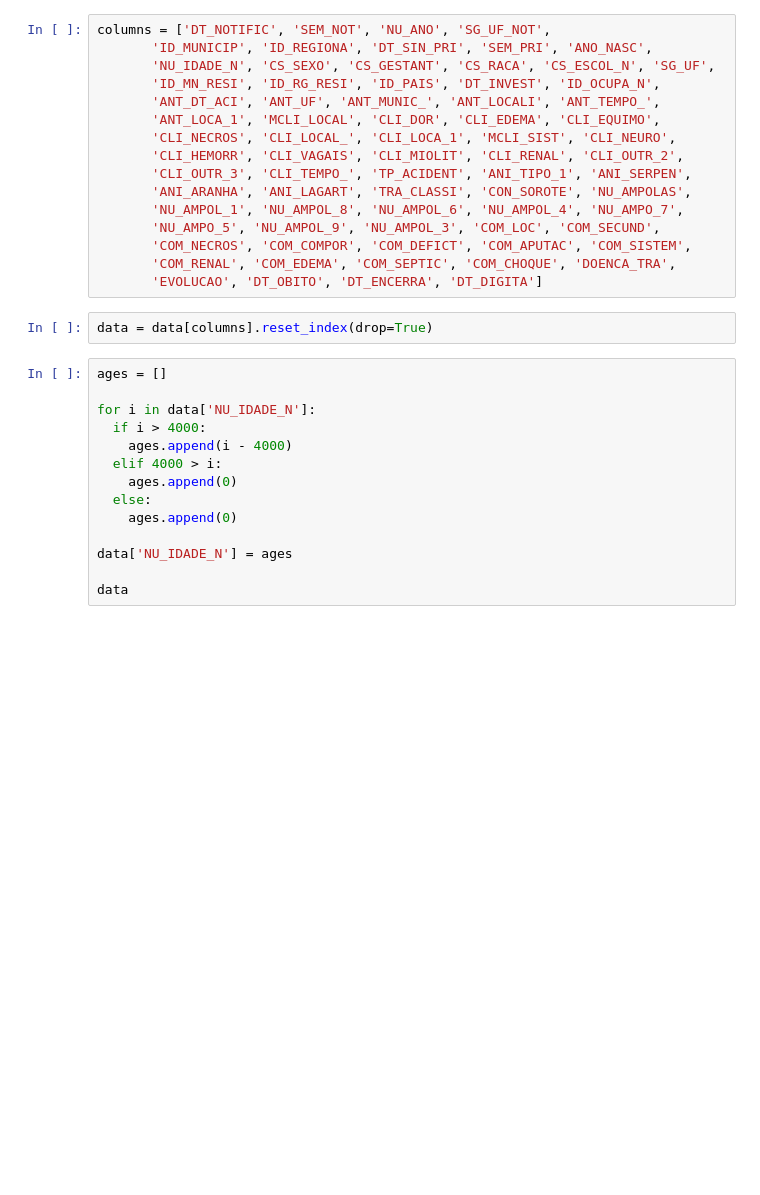
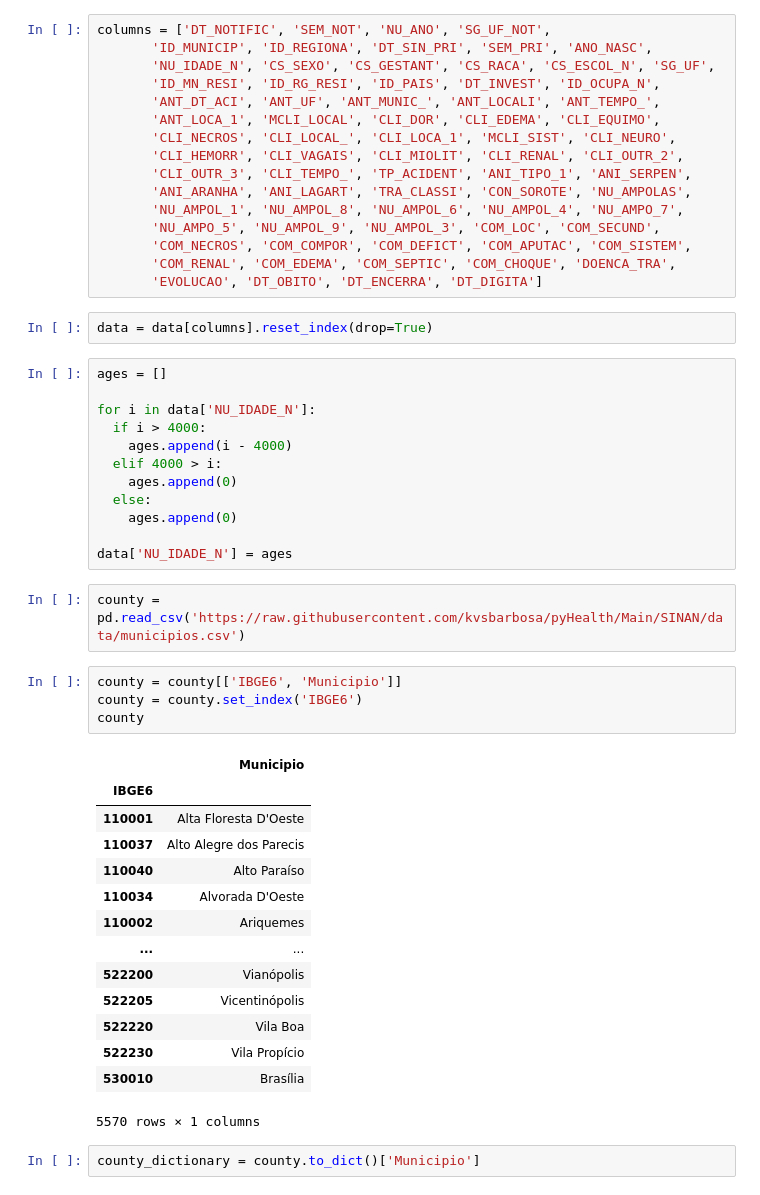
Before and after one commit to kvsbarbosa/pyHealth, a Jupyter notebook: SINAN/SINAN.ipynb, the cells around one changed output. Cells and saved outputs as stored; diff of their text form; blank space fills up the shorter version.

```diff
--- a/SINAN/SINAN.ipynb
+++ b/SINAN/SINAN.ipynb
@@ -36,5 +34,26 @@ for i in data['NU_IDADE_N']:
     ages.append(0)
 
 data['NU_IDADE_N'] = ages
-
-data
+# %%
+county = pd.read_csv('https://raw.githubusercontent.com/kvsbarbosa/pyHealth/Main/SINAN/data/municipios.csv')
+# %%
+county = county[['IBGE6', 'Municipio']]
+county = county.set_index('IBGE6')
+county
+# %% [output]
+|  | Municipio |
+| IBGE6 |  |
+| 110001 | Alta Floresta D'Oeste |
+| 110037 | Alto Alegre dos Parecis |
+| 110040 | Alto Paraíso |
+| 110034 | Alvorada D'Oeste |
+| 110002 | Ariquemes |
+| ... | ... |
+| 522200 | Vianópolis |
+| 522205 | Vicentinópolis |
+| 522220 | Vila Boa |
+| 522230 | Vila Propício |
+| 530010 | Brasília |
+5570 rows × 1 columns
+# %%
+county_dictionary = county.to_dict()['Municipio']
```
Also changed, not shown: parts of 4 cells of this notebook.
